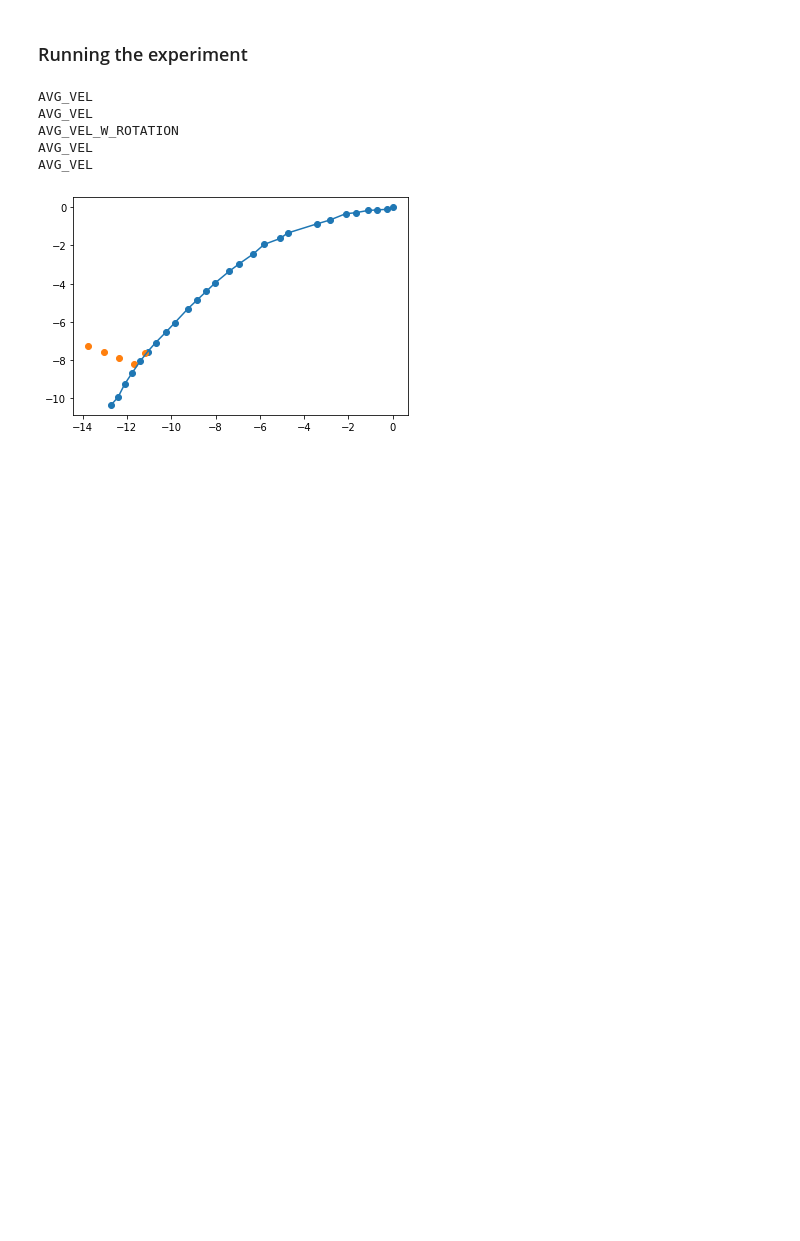
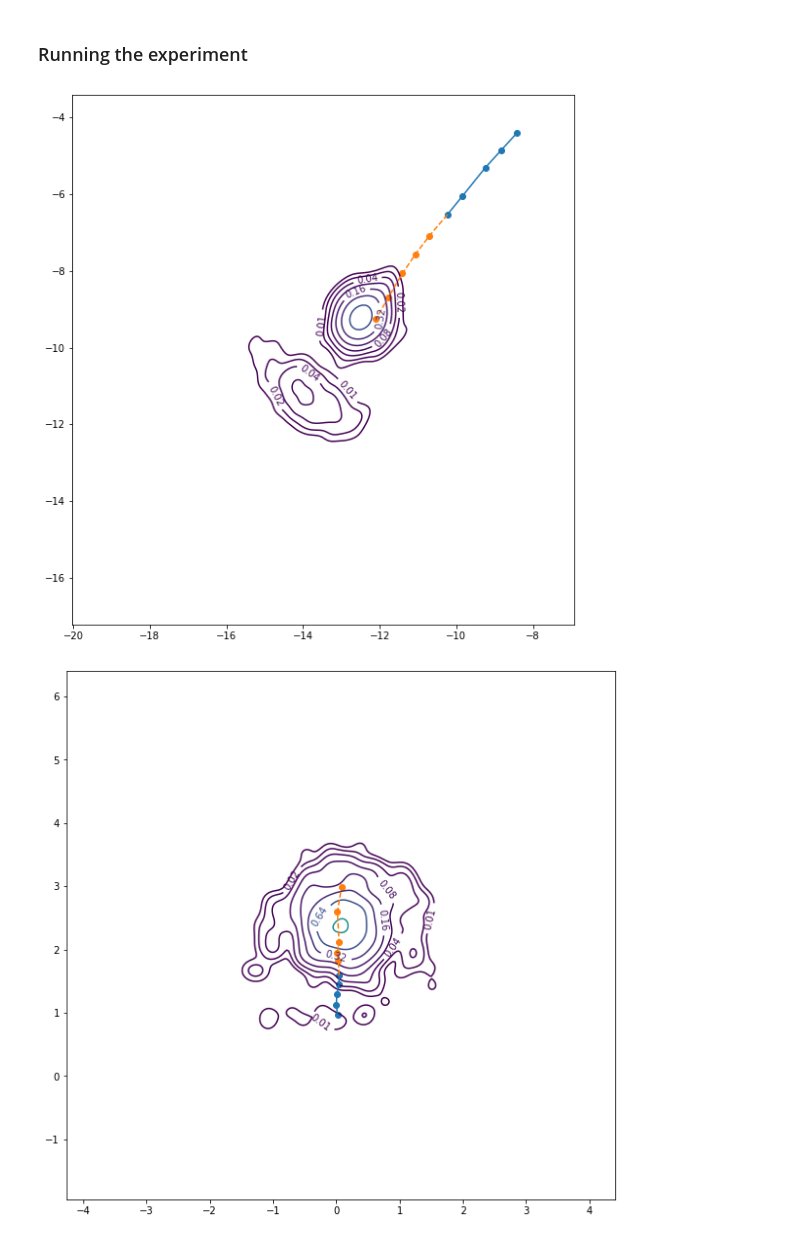
Before and after one commit to karlriis/trajectory-forecasting, a Jupyter notebook: Combined method.ipynb, the cells around one changed output. Cells and saved outputs as stored; diff of their text form; code cells hidden in the pictures; blank space fills up the shorter version.

```diff
--- a/Combined method.ipynb
+++ b/Combined method.ipynb
@@ -141,20 +187,31 @@ def predict(data, agent_id, start_idx, noise_var = 0.1):
     return pred_x, pred_y
 # %% [markdown]
 ### Running the experiment
-# %%
-for agent_id in agent_ids[:1]:
-    x_data, y_data, max_train_idx = agent_data(data, agent_id)
-    random_start_idx = np.random.randint(0, max_train_idx)
-
-    # TODO generate many predictions here later
-    pred_x, pred_y = predict(data, agent_id, random_start_idx)
-    plt.plot(x_data, y_data)
-    plt.scatter(x_data, y_data)
-    plt.scatter(pred_x, pred_y)
-# %% [output]
-AVG_VEL
-AVG_VEL
-AVG_VEL_W_ROTATION
-AVG_VEL
-AVG_VEL
-[figure, removed]
+# %%
+params = {
+    "NOISE": 0.1,
+    "CONST_VEL_MODEL_PROB": 0.8,
+    "STOP_PROB": 0.01,
+    "DISCOUNT_AVG_PROB": 0.5,
+}
+
+for agent_id in agent_ids[:10]:
+    x_data, y_data, max_train_idx = agent_data(data, agent_id)
+    start_idx = np.random.randint(0, max_train_idx)
+    sample_x, sample_y, test_x, test_y = generate_data(data, start_idx, agent_id, 5)
+
+    all_pred_x, all_pred_y = [], []
+    all_final_x, all_final_y = [], []
+    for i in range(1000):
+        pred_x, pred_y = predict(sample_x, sample_y, agent_id, random_start_idx, params)
+        #print(pred_x)
+        all_pred_x.append(pred_x)
+        all_pred_y.append(pred_y)
+
+        all_final_x.append(pred_x[-1])
+        all_final_y.append(pred_y[-1])
+
+    kernel_density_estimation(sample_x, sample_y, test_x, test_y, all_final_x, all_final_y)
+# %% [output]
+[figure, added]
+[figure, added]
```
Also changed, not shown: parts of 6 cells of this notebook.
